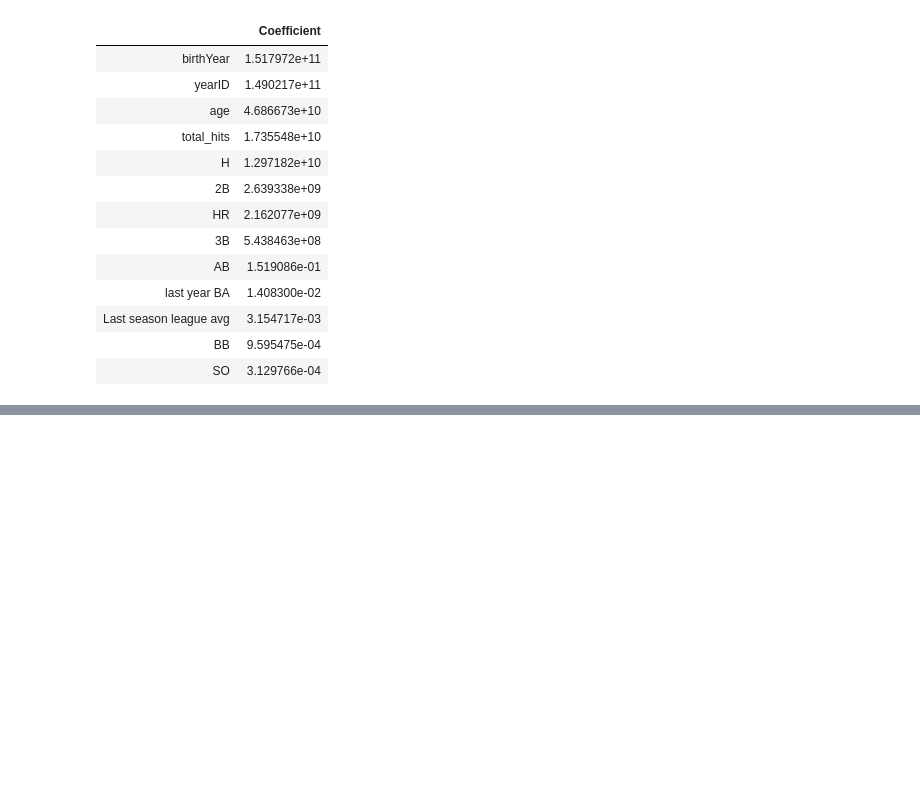
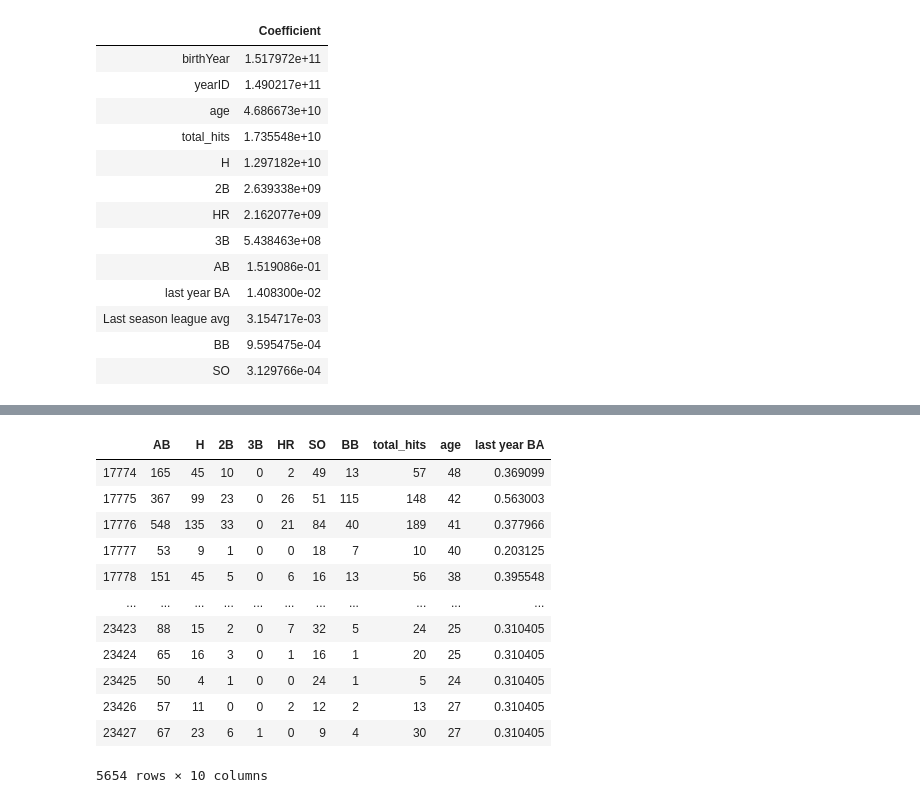
Before and after one commit to ThomasMcMahon24/Capstone2, a Jupyter notebook: Baseball Preprocessing.ipynb, the cells around one changed output, grey strips where cells are left out. Cells and saved outputs as stored; diff of their text form; code cells hidden in the pictures; blank space fills up the shorter version.

```diff
--- a/Baseball Preprocessing.ipynb
+++ b/Baseball Preprocessing.ipynb
@@ -100,0 +144,2 @@ df_model.sort_values(by='Coefficient',ascending=False)
+# %%
+X_test2 = data[data['yearID']>2005]
@@ -100,0 +148,2 @@ df_model.sort_values(by='Coefficient',ascending=False)
+# %%
+X_test2 = X_test2.drop(['playerID','BA','yearID','Last season league avg','birthYear'],axis =1)
@@ -100,0 +168,16 @@ df_model.sort_values(by='Coefficient',ascending=False)
+# %%
+X_test2
+# %% [output]
+|  | AB | H | 2B | 3B | HR | SO | BB | total_hits | age | last year BA |
+| 17774 | 165 | 45 | 10 | 0 | 2 | 49 | 13 | 57 | 48 | 0.369099 |
+| 17775 | 367 | 99 | 23 | 0 | 26 | 51 | 115 | 148 | 42 | 0.563003 |
+| 17776 | 548 | 135 | 33 | 0 | 21 | 84 | 40 | 189 | 41 | 0.377966 |
+| 17777 | 53 | 9 | 1 | 0 | 0 | 18 | 7 | 10 | 40 | 0.203125 |
+| 17778 | 151 | 45 | 5 | 0 | 6 | 16 | 13 | 56 | 38 | 0.395548 |
+| ... | ... | ... | ... | ... | ... | ... | ... | ... | ... | ... |
+| 23423 | 88 | 15 | 2 | 0 | 7 | 32 | 5 | 24 | 25 | 0.310405 |
+| 23424 | 65 | 16 | 3 | 0 | 1 | 16 | 1 | 20 | 25 | 0.310405 |
+| 23425 | 50 | 4 | 1 | 0 | 0 | 24 | 1 | 5 | 24 | 0.310405 |
+| 23426 | 57 | 11 | 0 | 0 | 2 | 12 | 2 | 13 | 27 | 0.310405 |
+| 23427 | 67 | 23 | 6 | 1 | 0 | 9 | 4 | 30 | 27 | 0.310405 |
+5654 rows × 10 columns
```
Also changed, not shown: parts of 17 cells of this notebook.
